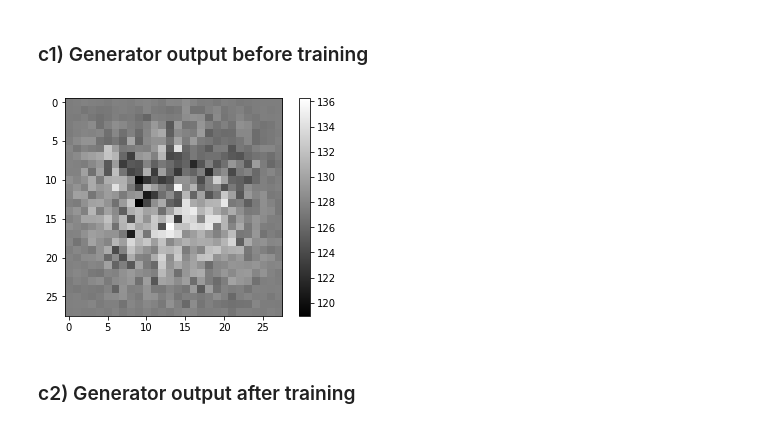
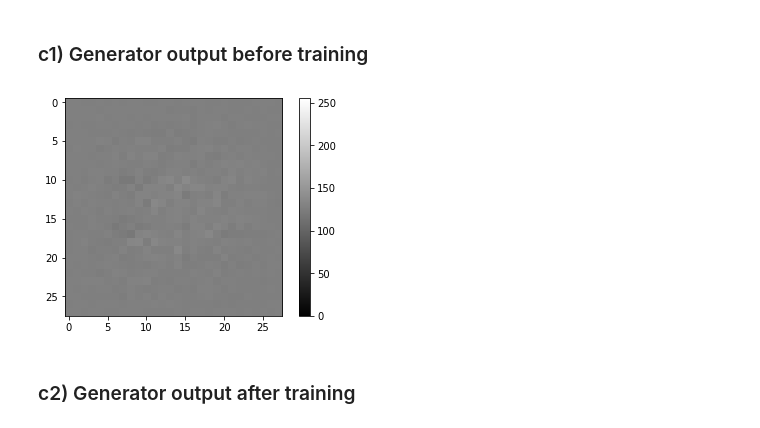
Before and after one commit to PaprikaSteiger/CNN_GAN_tensorflow_vs_pytorch, a Jupyter notebook: cnngan_tensorflow.ipynb, the cells around one changed output. Cells and saved outputs as stored; diff of their text form; code cells hidden in the pictures.

```diff
--- a/cnngan_tensorflow.ipynb
+++ b/cnngan_tensorflow.ipynb
@@ -145,7 +145,7 @@ def generator_model():
 generator = generator_model()
 # %%
 # generated image not trained
-fake_im_not_trained = generator(np.random.random([1, 1, 1, 100]))
+fake_im_not_trained = generator(tf.random.normal([1, 1, 1, 100], 0, 1, tf.float32))
 fake_im_not_trained.shape
-np.random.random([1, 1, 1, 100])
+fake_im_not_trained
 # %% [output]
@@ -422,16 +422,16 @@ print(train_losses_discriminator_tf)
 # %% [markdown]
 ### c1) Generator output before training
 # %%
-#fake_im_not_trained = fake_im_not_trained.numpy() * 255
-#fake_im_not_trained = fake_im_not_trained.reshape((28,28))
+fake_im_not_trained = fake_im_not_trained.numpy() * 255
+fake_im_not_trained = fake_im_not_trained.reshape((28,28))
 plt.figure()
 plt.imshow(fake_im_not_trained, cmap='gray')
-#plt.clim(0, 255)
+plt.clim(0, 255)
 plt.colorbar()
 plt.grid(False)
 plt.show()
 # %% [output]
-[figure, old version]
+[figure, new version]
 # %% [markdown]
 ### c2) Generator output after training
 # %%
```
Also changed, not shown: parts of 4 cells of this notebook, 1 other file.
